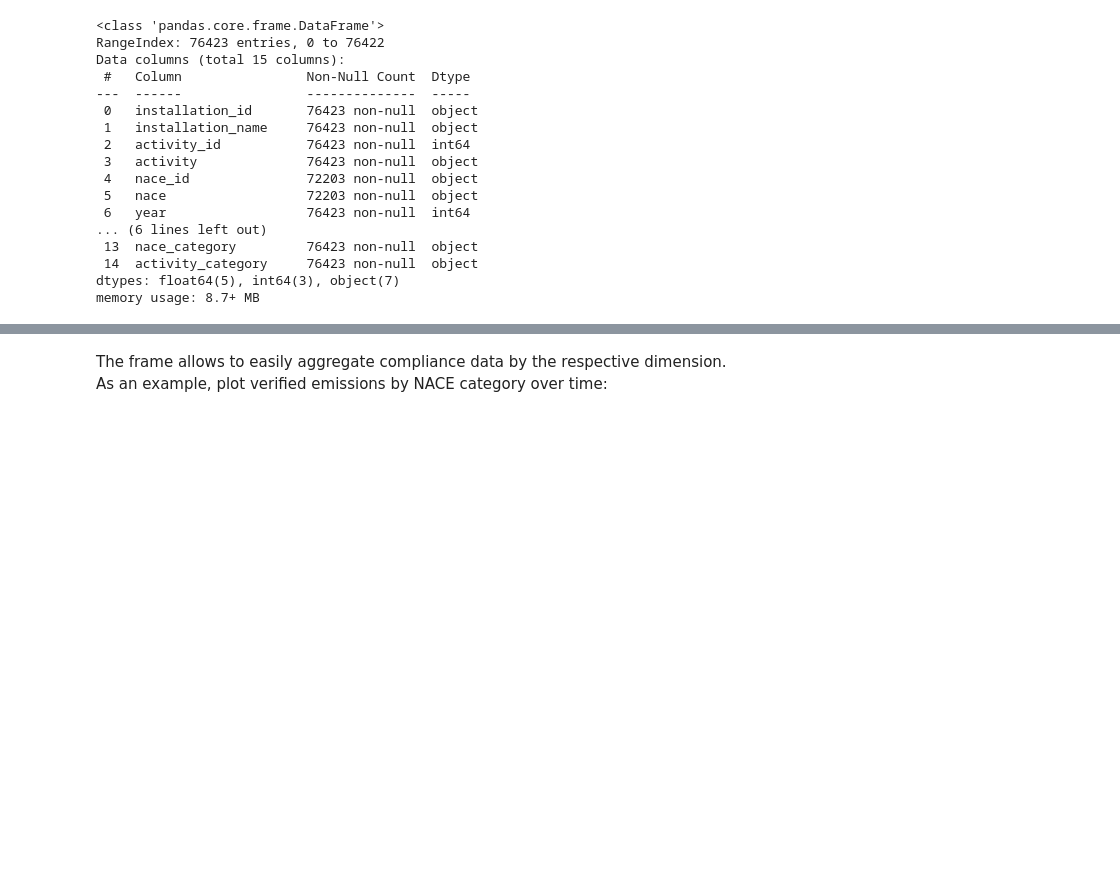
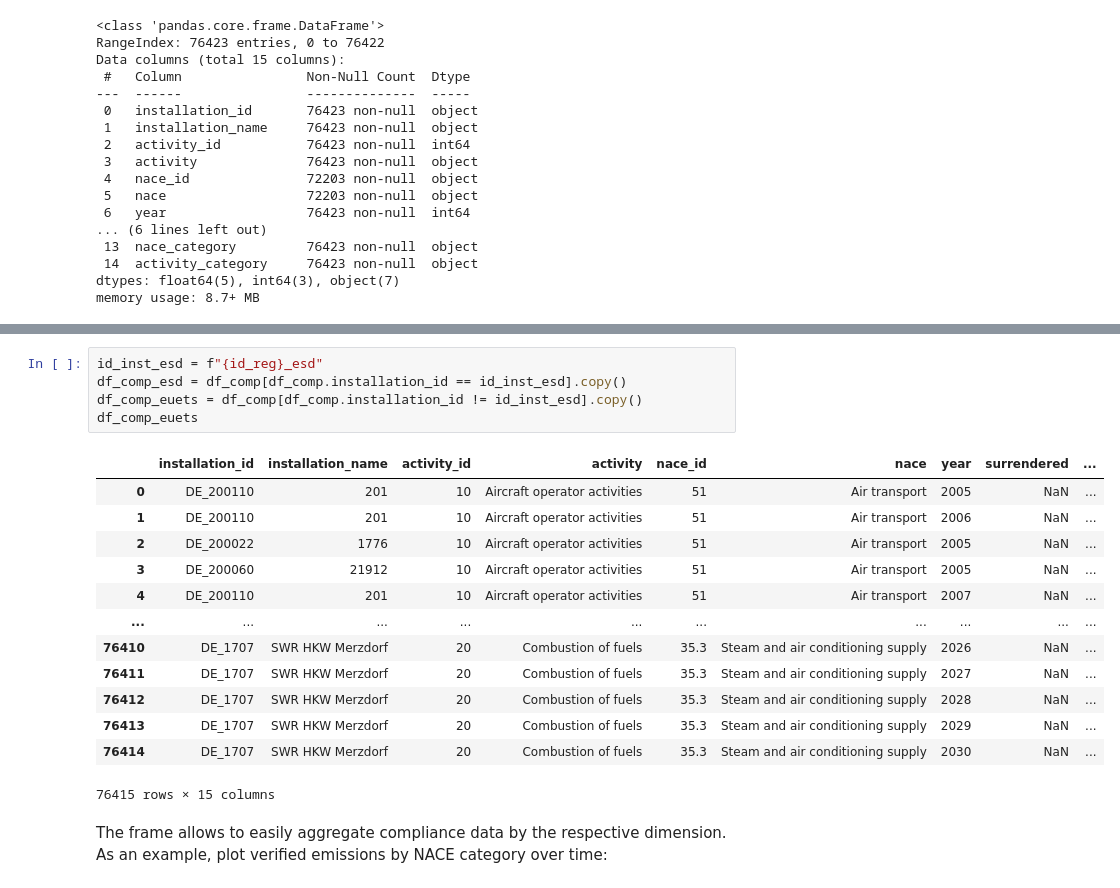
Before and after one commit to jabrell/pyeutl, a Jupyter notebook: orm_3_Registry.ipynb, the cells around one changed output, grey strips where cells are left out. Drawn from its saved outputs; the diff is of its cells as text; blank space fills up the shorter version.

```diff
--- a/orm_3_Registry.ipynb
+++ b/orm_3_Registry.ipynb
@@ -203,3 +205,22 @@ memory usage: 8.7+ MB
+# %%
+id_inst_esd = f"{id_reg}_esd"
+df_comp_esd = df_comp[df_comp.installation_id == id_inst_esd].copy()
+df_comp_euets = df_comp[df_comp.installation_id != id_inst_esd].copy()
+df_comp_euets
+# %% [output]
+|  | installation_id | installation_name | activity_id | activity | nace_id | nace | year | surrendered | ... |
+| 0 | DE_200110 | 201 | 10 | Aircraft operator activities | 51 | Air transport | 2005 | NaN | ... |
+| 1 | DE_200110 | 201 | 10 | Aircraft operator activities | 51 | Air transport | 2006 | NaN | ... |
+| 2 | DE_200022 | 1776 | 10 | Aircraft operator activities | 51 | Air transport | 2005 | NaN | ... |
+| 3 | DE_200060 | 21912 | 10 | Aircraft operator activities | 51 | Air transport | 2005 | NaN | ... |
+| 4 | DE_200110 | 201 | 10 | Aircraft operator activities | 51 | Air transport | 2007 | NaN | ... |
+| ... | ... | ... | ... | ... | ... | ... | ... | ... | ... |
+| 76410 | DE_1707 | SWR HKW Merzdorf | 20 | Combustion of fuels | 35.3 | Steam and air conditioning supply | 2026 | NaN | ... |
+| 76411 | DE_1707 | SWR HKW Merzdorf | 20 | Combustion of fuels | 35.3 | Steam and air conditioning supply | 2027 | NaN | ... |
+| 76412 | DE_1707 | SWR HKW Merzdorf | 20 | Combustion of fuels | 35.3 | Steam and air conditioning supply | 2028 | NaN | ... |
+| 76413 | DE_1707 | SWR HKW Merzdorf | 20 | Combustion of fuels | 35.3 | Steam and air conditioning supply | 2029 | NaN | ... |
+| 76414 | DE_1707 | SWR HKW Merzdorf | 20 | Combustion of fuels | 35.3 | Steam and air conditioning supply | 2030 | NaN | ... |
+76415 rows × 15 columns
 # %% [markdown]
 The frame allows to easily aggregate compliance data by the respective dimension. As an example, plot verified emissions by NACE category over time:
 # %%
```
Also changed, not shown: parts of 8 cells of this notebook, 2 other files.
